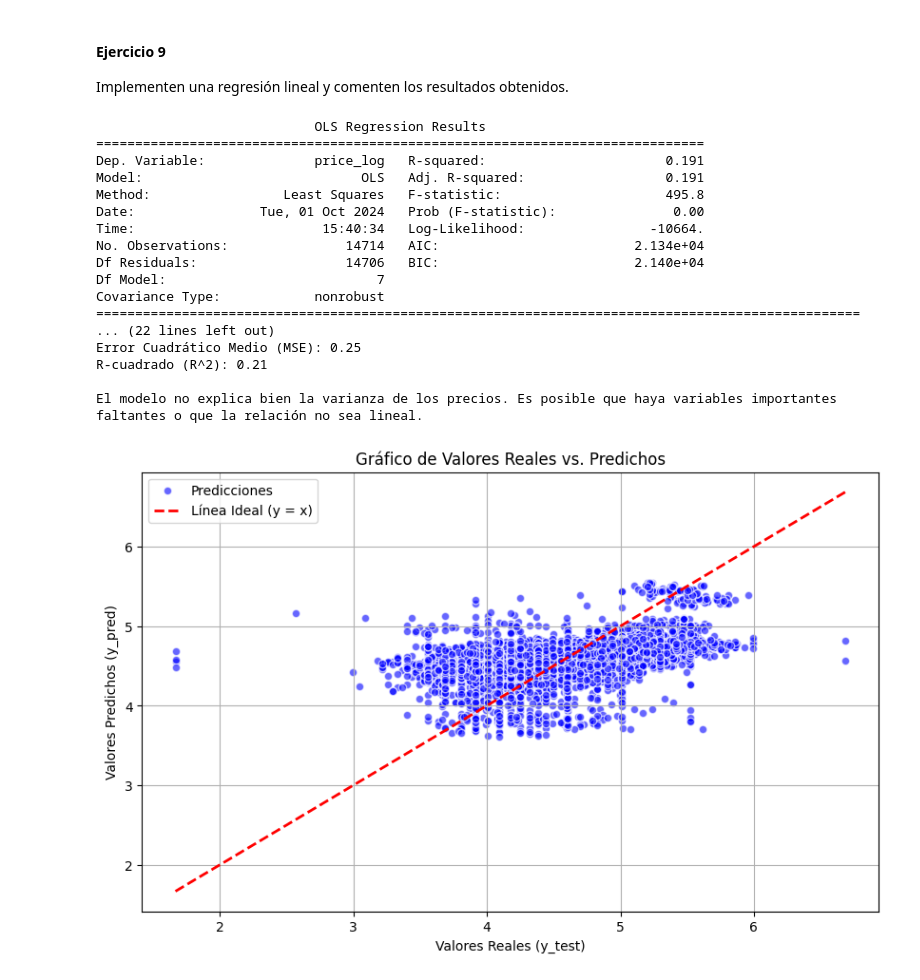
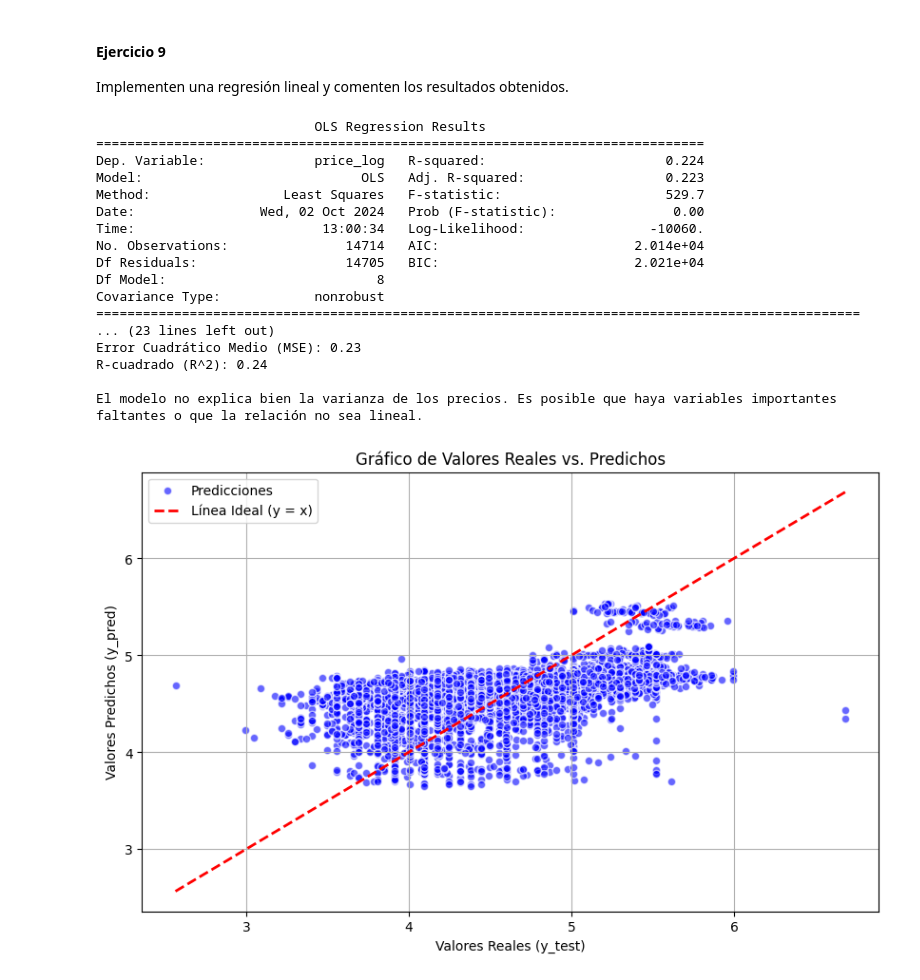
Before and after one commit to GabrielDiaz303/CC408--T1-2-, a Jupyter notebook: TP 2/TP2.ipynb, the cells around one changed output. Saved outputs shown, nothing was run; the diff lists cells and outputs as text; code cells hidden in the pictures.

```diff
--- a/TP 2/TP2.ipynb
+++ b/TP 2/TP2.ipynb
@@ -620,29 +591,30 @@ El objetivo de esta parte del trabajo es intentar predecir los precios de los al
 Partan la base en una base de prueba (test) y una de entrenamiento (train) utilizando el comando <code>train_test_split</code>. La base de entrenamiento debe comprender el 70% de los datos, y la semilla a utilizar (*random state instance*) debe ser 201. Establezca a price como su variable dependiente en la base de entrenamiento (vector y). El resto de las variables ser´an las variables independientes (matriz X). Recuerden agregar la columna de unos (1).
 # %%
 # Resolver acá
-
+import statsmodels.api as sm
 from sklearn.model_selection import train_test_split
+from sklearn.linear_model import LinearRegression
+from sklearn.metrics import mean_squared_error, r2_score
 
 
-# Seleccionar las variables dependientes e independientes
+# Seleccionamos las variables dependientes e independientes
 X = airbnb_final[['latitude', 'longitude', 'minimum_nights', 'number_of_reviews',
-          'reviews_per_month', 'calculated_host_listings_count', 'availability_365']]
+          'reviews_per_month', 'calculated_host_listings_count', 'availability_365', "offer group"]]
 
 # Agregar la columna de unos (1) para la intersección en regresión
 X['intercept'] = 1
 
 # Variable dependiente (y)
-#y = airbnb_final['price']
 y = airbnb_final["price_log"]
 
-# Partir la base en entrenamiento (70%) y prueba (30%) con una semilla de 201
+# Partimos la base en entrenamiento (70%) y prueba (30%) con una semilla de 201
 X_train, X_test, y_train, y_test = train_test_split(X, y, test_size=0.3, random_state=201)
 
-# Mostrar el tamaño de cada conjunto
+# Tamaño de cada conjunto
 print(f"Tamaño del conjunto de entrenamiento: {X_train.shape}")
 print(f"Tamaño del conjunto de prueba: {X_test.shape}")
 
-# Mostrar las primeras filas de X_train e y_train
+# Verificamos los subgrupos de X_train e y_train
 print("\nVariables independientes (X_train):")
 print(X_train.head())
 
@@ -676,68 +648,55 @@ See the caveats in the documentation: https://pandas.pydata.org/pandas-docs/stab
 Implementen una regresión lineal y comenten los resultados obtenidos.
 # %%
 #resolver acá
-import statsmodels.api as sm
-from sklearn.model_selection import train_test_split
-from sklearn.linear_model import LinearRegression
-from sklearn.metrics import mean_squared_error, r2_score
 
-
-
-# Agregar la columna de unos (1) para la intersección en la regresión
+# Agregamos la columna de unos (1) para la intersección en la regresión
 X = sm.add_constant(X)  # statsmodels proporciona una función para agregar el intercepto
 
-# Dividir en conjunto de entrenamiento (70%) y prueba (30%) con una semilla de 201
+# Dividimos en conjunto de entrenamiento (70%) y prueba (30%) con una semilla de 201
 X_train, X_test, y_train, y_test = train_test_split(X, y, test_size=0.3, random_state=201)
 
-# Ajustar el modelo de regresión lineal con statsmodels
+# Ajustamos el modelo de regresión lineal con statsmodels
 model = sm.OLS(y_train, X_train).fit()
 
-# Mostrar un resumen del modelo
+# Resumen del modelo
 print(model.summary())
 
-# Predecir el conjunto de prueba
+# Predecimos el conjunto de prueba
 y_pred = model.predict(X_test)
 
-# Calcular el Error Cuadrático Medio (MSE) y el R-cuadrado (R^2)
+# Calculamos el Error Cuadrático Medio (MSE) y el R-cuadrado (R^2)
 mse = mean_squared_error(y_test, y_pred)
 r2 = r2_score(y_test, y_pred)
 
 print(f"\nError Cuadrático Medio (MSE): {mse:.2f}")
 print(f"R-cuadrado (R^2): {r2:.2f}")
 
-# Comentarios sobre el modelo
-if r2 > 0.7:
-    print("\nEl modelo tiene un buen ajuste, explicando gran parte de la varianza de los precios.")
-else:
-    print("\nEl modelo no explica bien la varianza de los precios. Es posible que haya variables importantes faltantes o que la relación no sea lineal.")
-
-
-# Graficar los valores reales vs. valores predichos
+# Graficamos los valores reales vs. valores predichos
 plt.figure(figsize=(10, 6))
 plt.scatter(y_test, y_pred, alpha=0.6, color='blue', edgecolors='w', label='Predicciones')
 plt.plot([y_test.min(), y_test.max()], [y_test.min(), y_test.max()], 'k--', lw=2, color='red', label='Línea Ideal (y = x)')
 plt.xlabel('Valores Reales (y_test)')
 plt.ylabel('Valores Predichos (y_pred)')
 plt.title('Gráfico de Valores Reales vs. Predichos')
 plt.legend()
 plt.grid(True)
 plt.show()
 # %% [output]
                             OLS Regression Results
 ==============================================================================
-Dep. Variable:              price_log   R-squared:                       0.191
-Model:                            OLS   Adj. R-squared:                  0.191
-Method:                 Least Squares   F-statistic:                     495.8
-Date:                Tue, 01 Oct 2024   Prob (F-statistic):               0.00
-Time:                        15:40:34   Log-Likelihood:                -10664.
-No. Observations:               14714   AIC:                         2.134e+04
-Df Residuals:                   14706   BIC:                         2.140e+04
-Df Model:                           7
+Dep. Variable:              price_log   R-squared:                       0.224
+Model:                            OLS   Adj. R-squared:                  0.223
+Method:                 Least Squares   F-statistic:                     529.7
+Date:                Wed, 02 Oct 2024   Prob (F-statistic):               0.00
+Time:                        13:00:34   Log-Likelihood:                -10060.
+No. Observations:               14714   AIC:                         2.014e+04
+Df Residuals:                   14705   BIC:                         2.021e+04
+Df Model:                           8
 Covariance Type:            nonrobust
 ==================================================================================================
-... (22 lines left out)
-Error Cuadrático Medio (MSE): 0.25
-R-cuadrado (R^2): 0.21
+... (23 lines left out)
+Error Cuadrático Medio (MSE): 0.23
+R-cuadrado (R^2): 0.24
 
 El modelo no explica bien la varianza de los precios. Es posible que haya variables importantes faltantes o que la relación no sea lineal.
-[figure, old version]
+[figure, new version]
```
Also changed, not shown: parts of 9 cells of this notebook.
